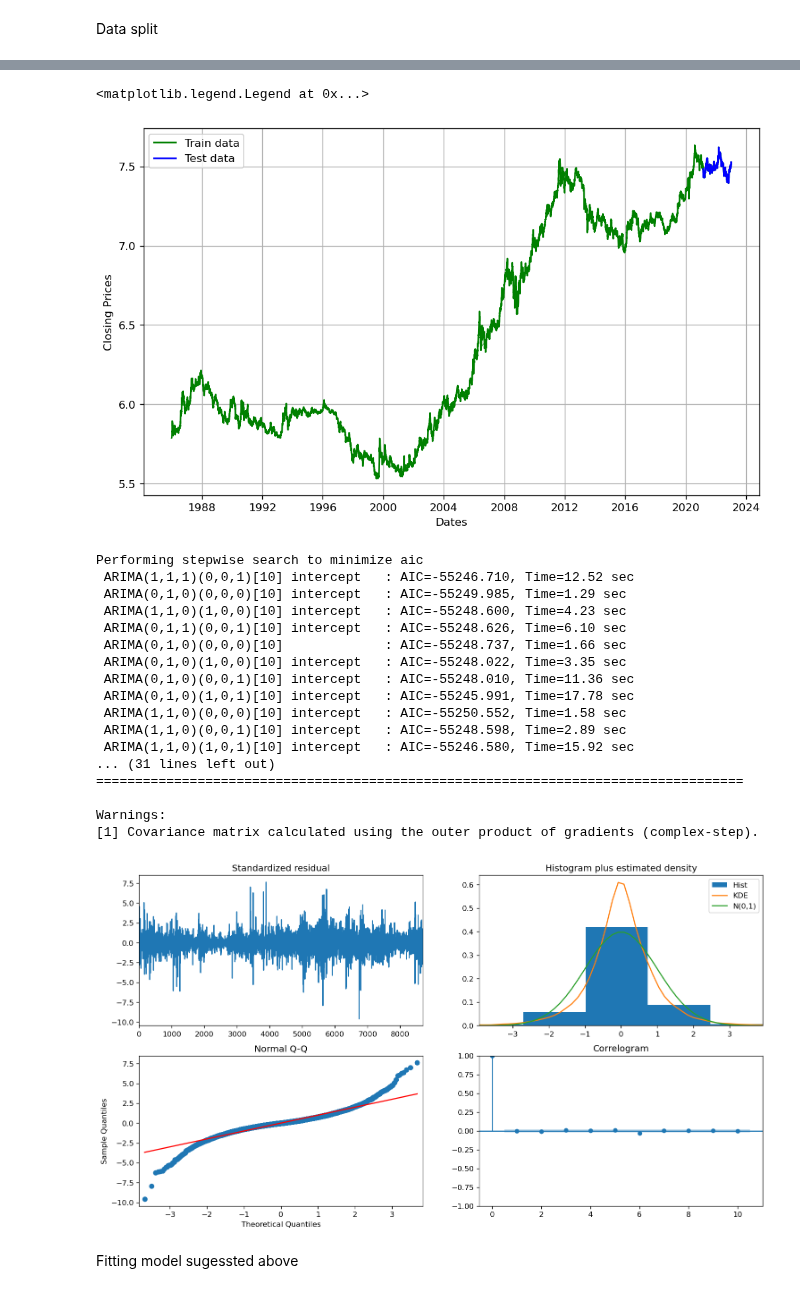
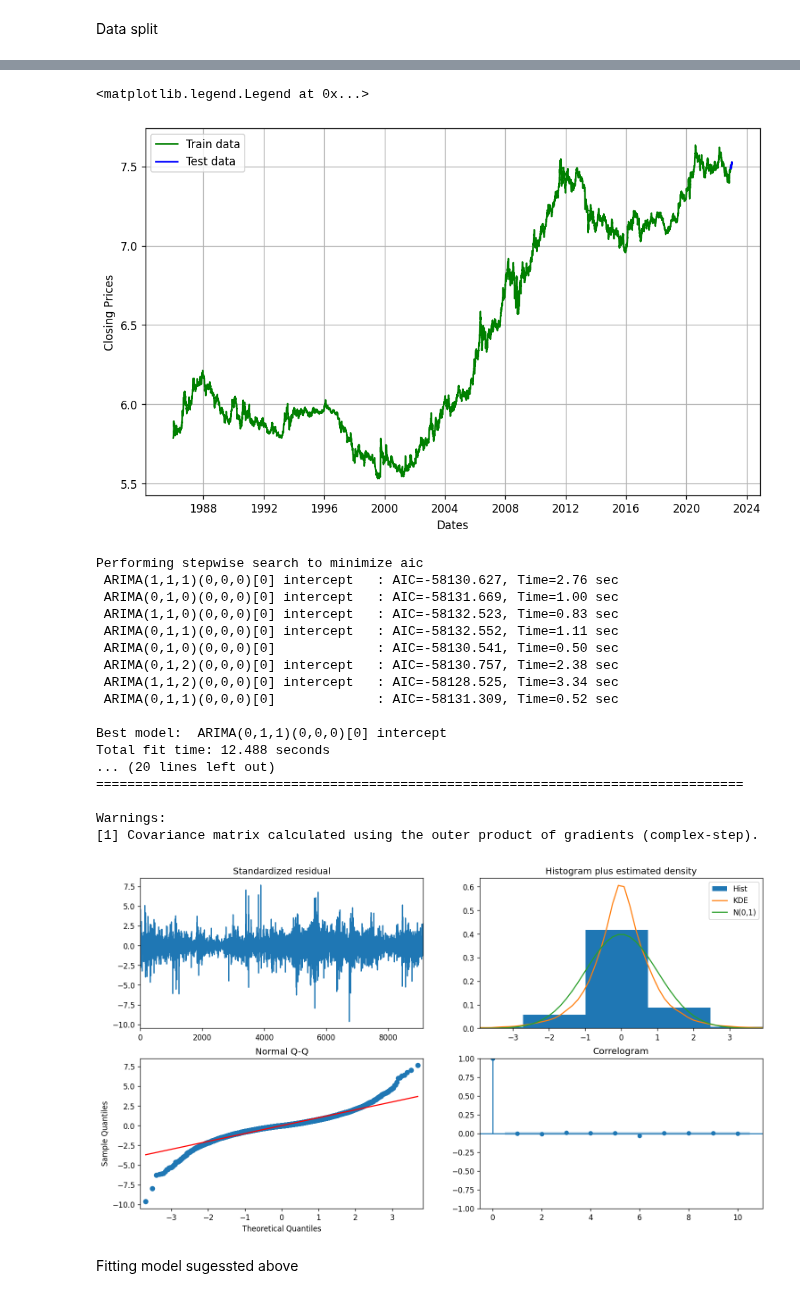
Before and after one commit to maxbranting/gold-forecast, a Jupyter notebook: Models/Price/ARIMA.ipynb, the cells around one changed output, grey strips where cells are left out. Drawn from its saved outputs; the diff is of its cells as text; code cells hidden in the pictures.

```diff
--- a/Models/Price/ARIMA.ipynb
+++ b/Models/Price/ARIMA.ipynb
@@ -11,7 +11,7 @@ import seaborn as sns
 from pmdarima.arima import auto_arima
 from sklearn import metrics
 # %%
-df = pd.read_csv(r'E:\Dokumenty\GitHub\gold-forecast\data\data_nominal_clean.csv', sep=';',  index_col='date',  parse_dates=['date'], usecols=['date','Gold'])
+df = pd.read_csv(r'C:\Users\maxim\Documents\GitHub\gold-forecast\data\data_nominal_clean.csv', sep=';',  index_col='date',  parse_dates=['date'], usecols=['date','Gold'])
 df.head()
 # %% [output]
 |  | Gold |
@@ -118,5 +135,5 @@ Data split
 # %%
-train_data, test_data = df_log[3:int(len(df_log)*0.95)], df_log[int(len(df_log)*0.95):]
+train_data, test_data =  df_log[:-20], df_log[-20:]
 plt.figure(figsize=(10,6))
 plt.grid(True)
 plt.xlabel('Dates')
@@ -126,48 +143,48 @@ plt.plot(test_data, 'blue', label='Test data')
 plt.legend()
 # %% [output]
 <matplotlib.legend.Legend at 0x...>
-[figure, old version]
+[figure, new version]
 # %%
 model_autoARIMA = auto_arima(train_data,
                       start_p=1,
                       start_q=1,
                       test='adf',       # use adftest to find optimal 'd'
                       max_p=6,
                       max_q=6, # maximum p and q
                       m=10,              # frequency of series
                       d=None,           # let model determine 'd'
-                      seasonal=True,   # No Seasonality
+                      seasonal=False,   # No Seasonality
                       start_P=0,
                       max_P=2,
                       max_D=2,
                       max_Q=2,
                       max_d=2,
                       D=0,
                       trace=True,
                       error_action='ignore',
                       suppress_warnings=True,
                       stepwise=True,
                       max_order=60,
                       scoring='mse')
 print(model_autoARIMA.summary())
 model_autoARIMA.plot_diagnostics(figsize=(15,8))
 plt.show()
 # %% [output]
 Performing stepwise search to minimize aic
- ARIMA(1,1,1)(0,0,1)[10] intercept   : AIC=-55246.710, Time=12.52 sec
- ARIMA(0,1,0)(0,0,0)[10] intercept   : AIC=-55249.985, Time=1.29 sec
- ARIMA(1,1,0)(1,0,0)[10] intercept   : AIC=-55248.600, Time=4.23 sec
- ARIMA(0,1,1)(0,0,1)[10] intercept   : AIC=-55248.626, Time=6.10 sec
- ARIMA(0,1,0)(0,0,0)[10]             : AIC=-55248.737, Time=1.66 sec
- ARIMA(0,1,0)(1,0,0)[10] intercept   : AIC=-55248.022, Time=3.35 sec
- ARIMA(0,1,0)(0,0,1)[10] intercept   : AIC=-55248.010, Time=11.36 sec
- ARIMA(0,1,0)(1,0,1)[10] intercept   : AIC=-55245.991, Time=17.78 sec
- ARIMA(1,1,0)(0,0,0)[10] intercept   : AIC=-55250.552, Time=1.58 sec
- ARIMA(1,1,0)(0,0,1)[10] intercept   : AIC=-55248.598, Time=2.89 sec
- ARIMA(1,1,0)(1,0,1)[10] intercept   : AIC=-55246.580, Time=15.92 sec
-... (31 lines left out)
+ ARIMA(1,1,1)(0,0,0)[0] intercept   : AIC=-58130.627, Time=2.76 sec
+ ARIMA(0,1,0)(0,0,0)[0] intercept   : AIC=-58131.669, Time=1.00 sec
+ ARIMA(1,1,0)(0,0,0)[0] intercept   : AIC=-58132.523, Time=0.83 sec
+ ARIMA(0,1,1)(0,0,0)[0] intercept   : AIC=-58132.552, Time=1.11 sec
+ ARIMA(0,1,0)(0,0,0)[0]             : AIC=-58130.541, Time=0.50 sec
+ ARIMA(0,1,2)(0,0,0)[0] intercept   : AIC=-58130.757, Time=2.38 sec
+ ARIMA(1,1,2)(0,0,0)[0] intercept   : AIC=-58128.525, Time=3.34 sec
+ ARIMA(0,1,1)(0,0,0)[0]             : AIC=-58131.309, Time=0.52 sec
+
+Best model:  ARIMA(0,1,1)(0,0,0)[0] intercept
+Total fit time: 12.488 seconds
+... (20 lines left out)
 ===================================================================================
 
 Warnings:
 [1] Covariance matrix calculated using the outer product of gradients (complex-step).
-[figure, old version]
+[figure, new version]
```
Also changed, not shown: parts of 17 cells of this notebook, 1 other file.
